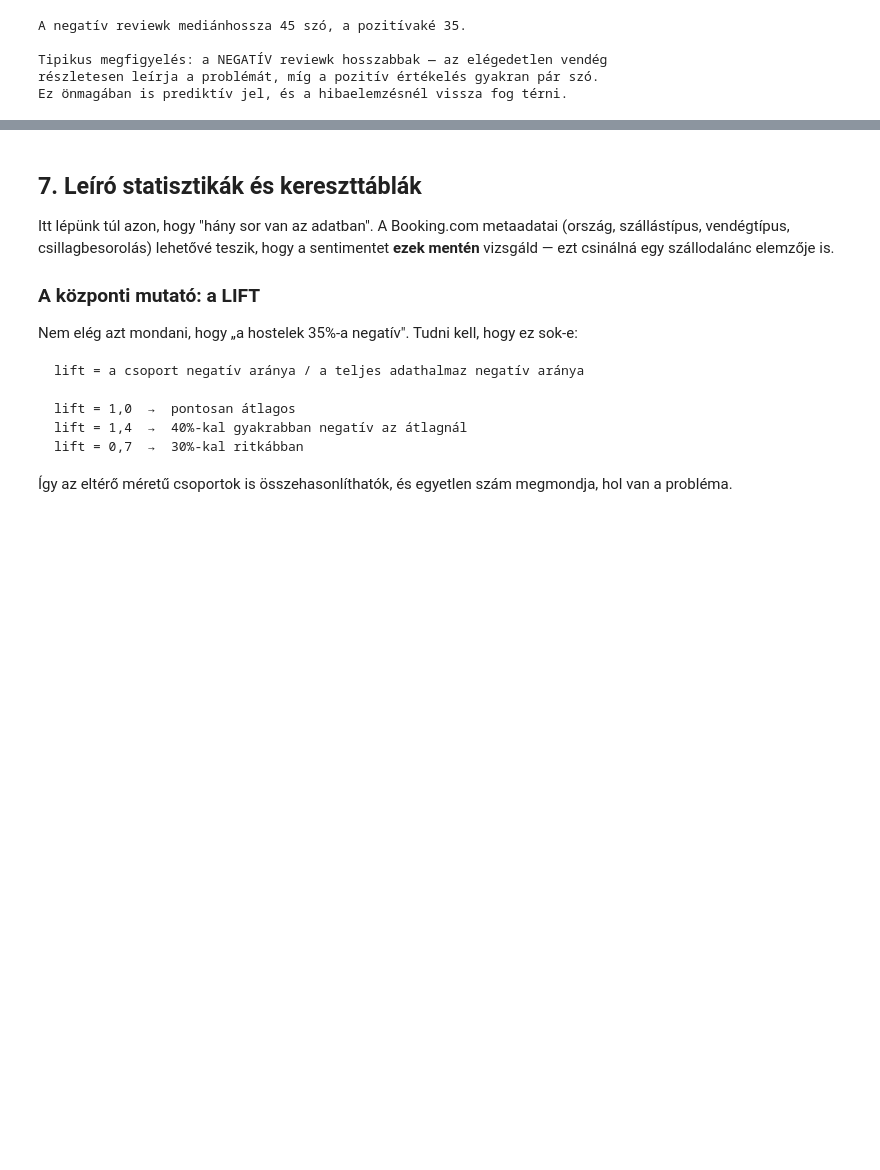
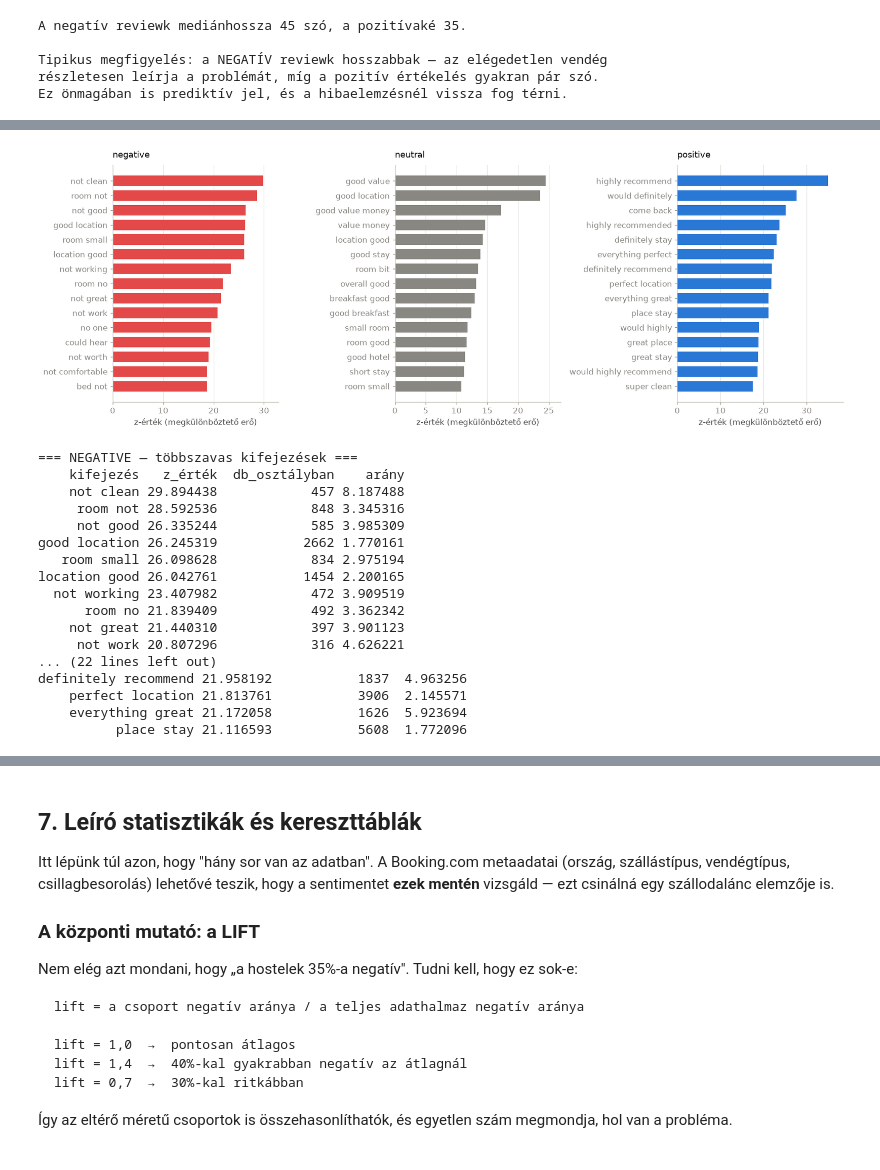
Before and after one commit to sesztaklorant/thesis, a Jupyter notebook: notebooks/01_data_loading_eda.ipynb, the cells around one changed output, grey strips where cells are left out. Saved outputs shown, nothing was run; the diff lists cells and outputs as text; code cells hidden in the pictures; blank space fills up the shorter version.

```diff
--- a/notebooks/01_data_loading_eda.ipynb
+++ b/notebooks/01_data_loading_eda.ipynb
@@ -508,0 +545,27 @@ plt.show()
+# %%
+# === CSAK TÖBBSZAVAS KIFEJEZÉSEK ===
+# Az előző cella (1,2) tartományt használt, ott az egyszavas kifejezések
+# nyomják el a szópárokat, mert gyakoribbak. Itt az alsó határt 2-re emeljük,
+# így KIZÁRÓLAG két- és háromszavas kifejezések versenyeznek egymással.
+#
+# Ez mutatja meg azt, amit az egyszavas reprezentáció elveszít:
+# "not clean", "no hot water", "would not recommend" — olyan jelentések,
+# amelyek egyetlen szóból nem rakhatók össze.
+
+multi = ta.distinctive_terms(
+    df["text_clean"], df["sentiment"],
+    ngram_range=(2, 3),      # <- EZ a különbség: nincs unigram
+    top_n=15,
+    min_count=50,            # 200k soron ez ésszerű; kisebb mintán csökkentsd
+)
+ev.save_table(multi, "01_distinctive_multiword")
+
+ta.plot_distinctive_terms(multi, top_n=15, save_as="01_distinctive_multiword")
+plt.show()
+
+# Táblázatos formában, a számokkal együtt
+for cls in CFG.labels:
+    sub = multi[multi["sentiment"] == cls].head(10)
+    print(f"\n=== {cls.upper()} — többszavas kifejezések ===")
+    print(sub[["kifejezés", "z_érték", "db_osztályban", "arány"]].to_string(index=False))
+# %% [output]
@@ -508,0 +575,18 @@ plt.show()
+[figure, added]
+=== NEGATIVE — többszavas kifejezések ===
+    kifejezés   z_érték  db_osztályban    arány
+    not clean 29.894438            457 8.187488
+     room not 28.592536            848 3.345316
+     not good 26.335244            585 3.985309
+good location 26.245319           2662 1.770161
+   room small 26.098628            834 2.975194
+location good 26.042761           1454 2.200165
+  not working 23.407982            472 3.909519
+      room no 21.839409            492 3.362342
+    not great 21.440310            397 3.901123
+     not work 20.807296            316 4.626221
+... (22 lines left out)
+definitely recommend 21.958192           1837  4.963256
+    perfect location 21.813761           3906  2.145571
+    everything great 21.172058           1626  5.923694
+          place stay 21.116593           5608  1.772096
```
Also changed, not shown: parts of 25 cells of this notebook, 11 other files.
